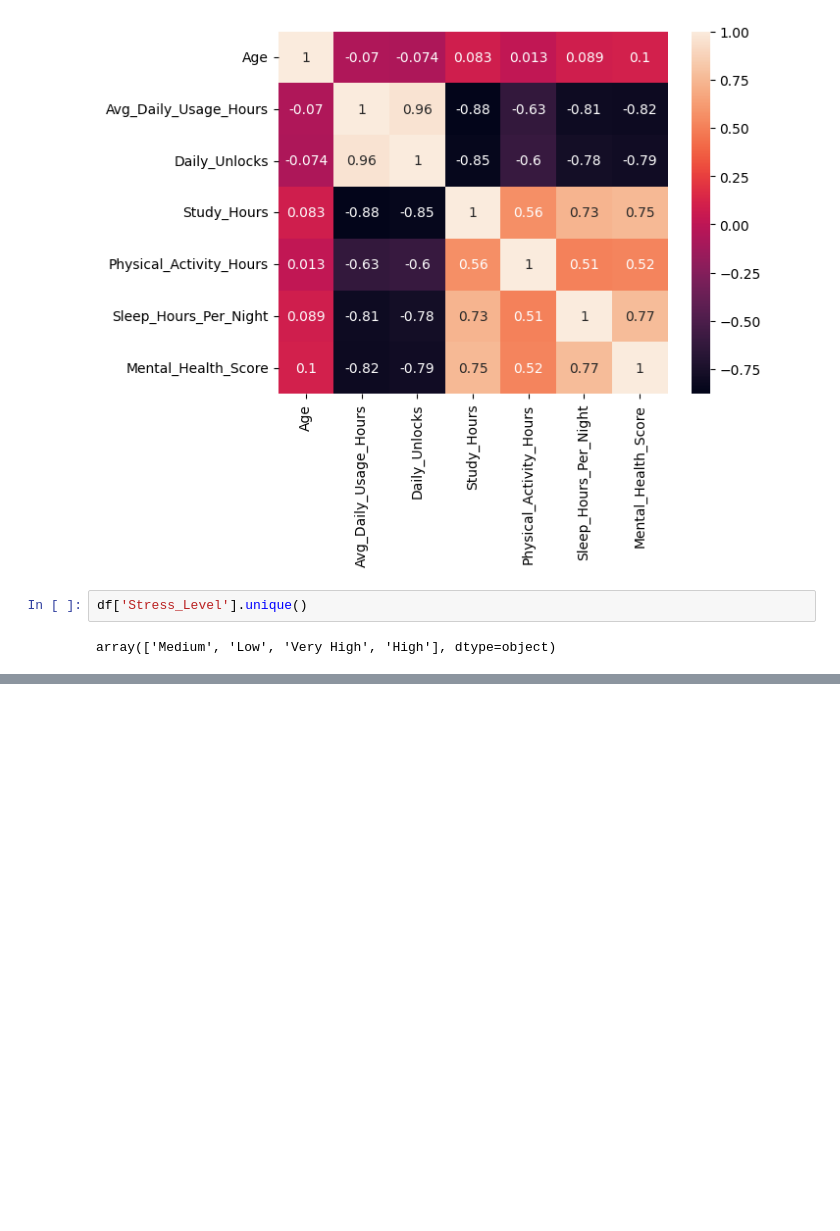
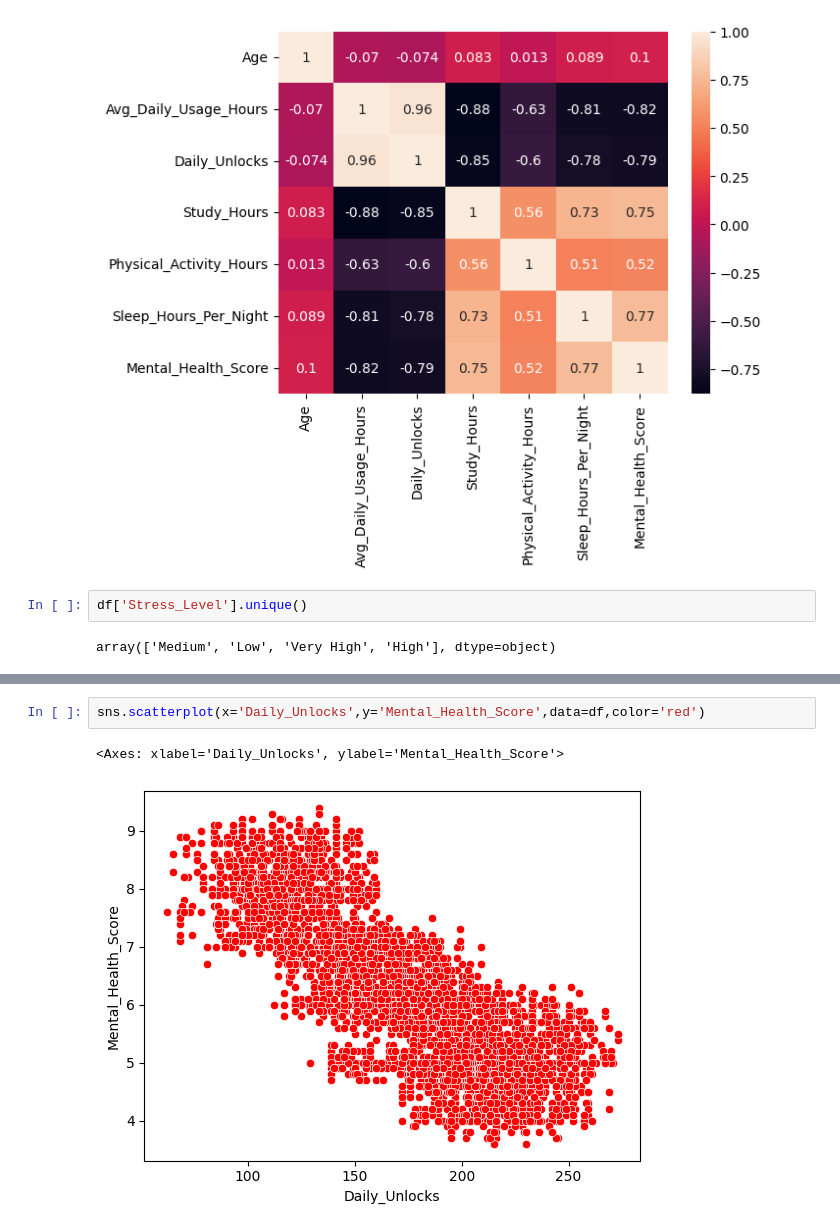
Before and after one commit to mudit-1711/Mental-Health-Score-Model, a Jupyter notebook: data.ipynb, the cells around one changed output, grey strips where cells are left out. Cells and saved outputs as stored; diff of their text form; blank space fills up the shorter version.

```diff
--- a/data.ipynb
+++ b/data.ipynb
@@ -124,0 +130,5 @@ sns.boxplot(x='Stress_Level',y='Mental_Health_Score',data=df)
+# %%
+sns.scatterplot(x='Daily_Unlocks',y='Mental_Health_Score',data=df,color='red')
+# %% [output]
+<Axes: xlabel='Daily_Unlocks', ylabel='Mental_Health_Score'>
+[figure, added]
```
Also changed, not shown: parts of 18 cells of this notebook.
